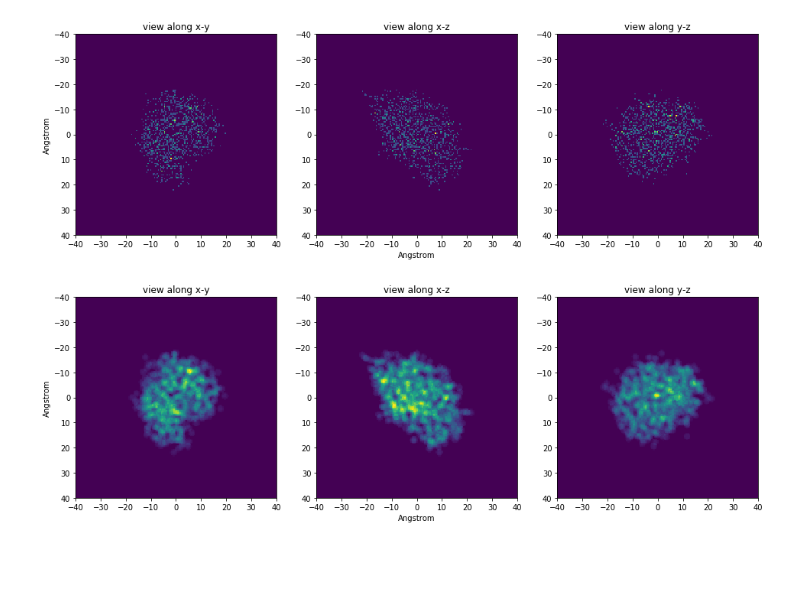
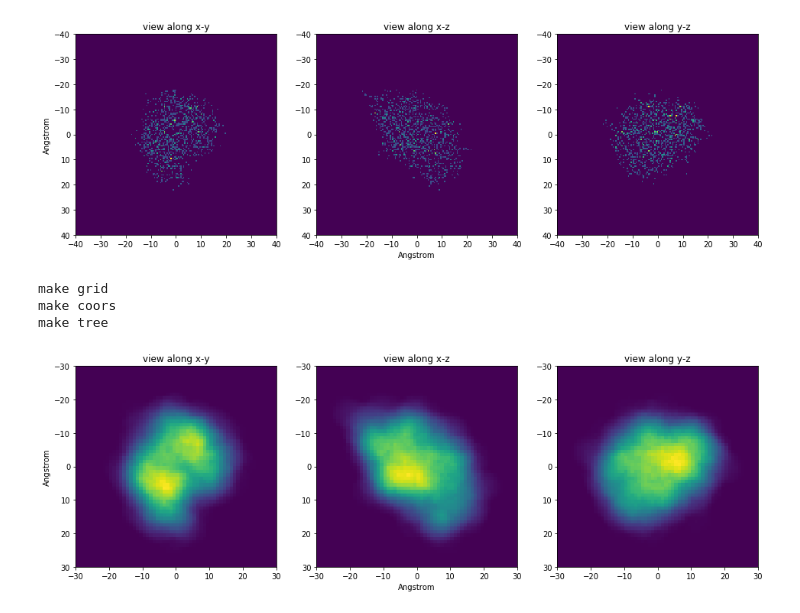
Before and after one commit to dermen/n0t3boox, a Jupyter notebook: kam_simulation_beginnings.ipynb, the cells around one changed output. Cells and saved outputs as stored; diff of their text form; code cells hidden in the pictures; blank space fills up the shorter version.

```diff
--- a/kam_simulation_beginnings.ipynb
+++ b/kam_simulation_beginnings.ipynb
@@ -15,12 +19,12 @@ Ngrid_pt = grid_size/grid_spacing
 mol = Molecule("2LYZ.pdb")
 mol.atom_vecs -= mol.atom_vecs.mean(0)
 # %%
-def plot_dens(dens, grid_size=grid_size):
+def plot_dens(dens, grid_size, **kwargs):
     plt.figure(figsize=(16,12))
     extent = (-grid_size/2, grid_size/2, grid_size/2, -grid_size/2)
-    plt.subplot(131);plt.imshow( np.sum( dens, axis=2), extent=extent);plt.title("view along x-y");plt.ylabel('Angstrom')
-    plt.subplot(132);plt.imshow( np.sum( dens, axis=1), extent=extent);plt.title("view along x-z");plt.xlabel('Angstrom')
-    plt.subplot(133);plt.imshow( np.sum( dens, axis=0), extent=extent);plt.title("view along y-z")
+    plt.subplot(131);plt.imshow( np.sum( dens, axis=2), extent=extent, **kwargs);plt.title("view along x-y");plt.ylabel('Angstrom')
+    plt.subplot(132);plt.imshow( np.sum( dens, axis=1), extent=extent, **kwargs);plt.title("view along x-z");plt.xlabel('Angstrom')
+    plt.subplot(133);plt.imshow( np.sum( dens, axis=0),extent=extent, **kwargs);plt.title("view along y-z")
 # %%
 # originally wanted to used histogramdd, but then realized it fails for fine grids..
 bins_on_d = np.linspace( - int(grid_size/2), int(grid_size/2), int(Ngrid_pt))
@@ -30,24 +34,32 @@ plot_dens( dens_bad)
 [figure]
 # %%
 # so do a nearest neighbor assignment
+
+print("make grid")
 
 x,y,z = np.mgrid[
         -grid_size/2:grid_size/2:Ngrid_pt*1j,
         -grid_size/2:grid_size/2:Ngrid_pt*1j,
         -grid_size/2:grid_size/2:Ngrid_pt*1j]
 
+print("make coors")
 coors = np.array( zip(x.ravel(), y.ravel(), z.ravel() ))
+print("make tree")
 KD_grid = cKDTree(coors)
+# %% [output]
+make grid
+make coors
+make tree
 # %%
 # this works for fixed atom size
-atom_size = 1.5
-nearest_gridpts_to_atoms = KD_grid.query_ball_point( mol.atom_vecs, r=1.5)
+atom_size = 5
+nearest_gridpts_to_atoms = KD_grid.query_ball_point( mol.atom_vecs, r=atom_size)
 # %%
 dens = np.zeros( x.shape)
 for i,nearest in enumerate( nearest_gridpts_to_atoms):
     idx = np.unravel_index( nearest, x.shape)
     dens[idx] += mol.Z[i]
 # %%
-plot_dens(dens)
+plot_dens(dens, grid_size)
 # %% [output]
-[figure, old version]
+[figure, new version]
```
Also changed, not shown: parts of 12 cells of this notebook.
